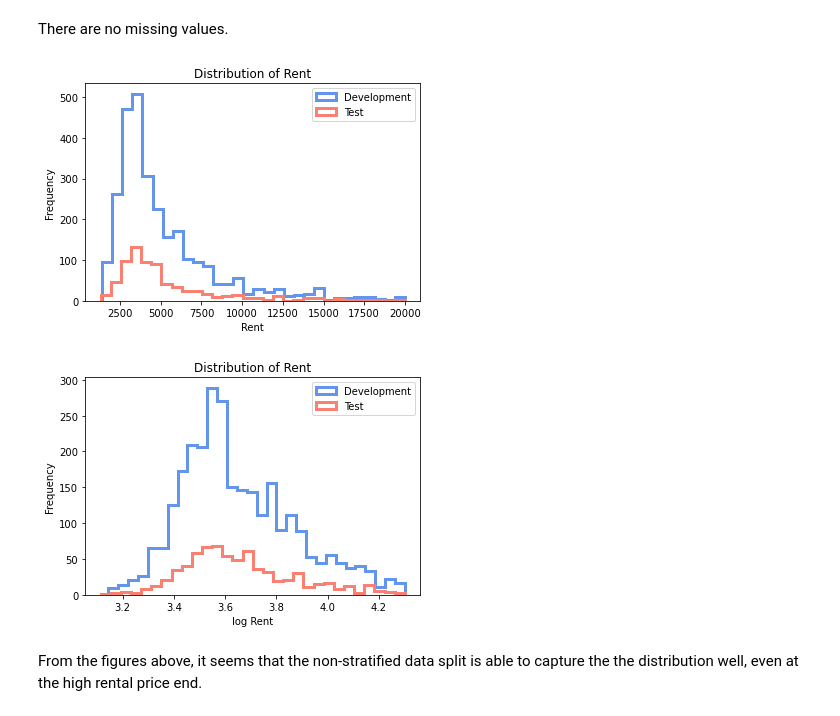
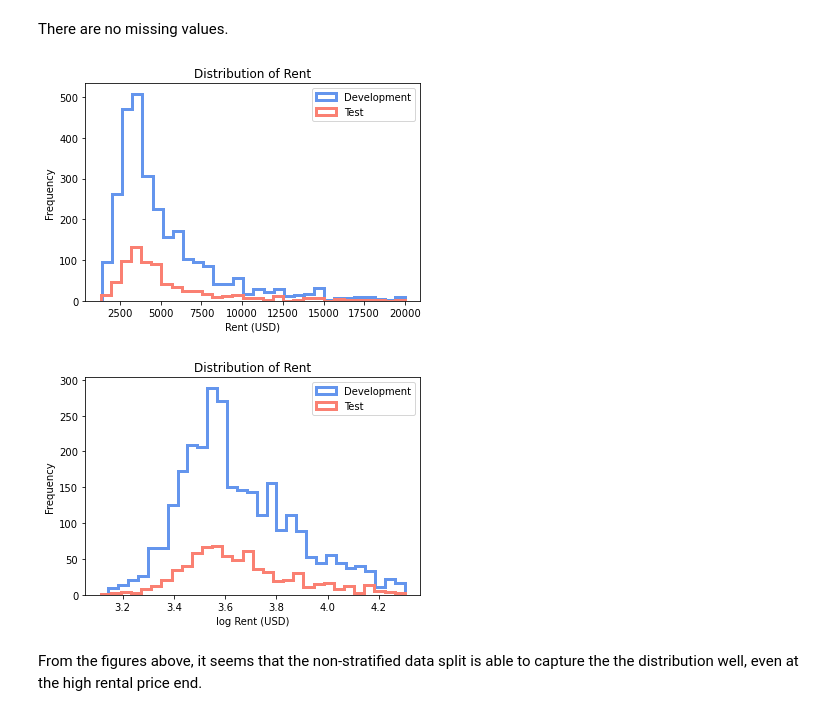
Before and after one commit to WilsonLiu2002/NYC-Rent-Prediction, a Jupyter notebook: Notebooks/Rent_Predict_updated.ipynb, the cells around one changed output. Cells and saved outputs as stored; diff of their text form; code cells hidden in the pictures.

```diff
--- a/Notebooks/Rent_Predict_updated.ipynb
+++ b/Notebooks/Rent_Predict_updated.ipynb
@@ -109,29 +109,29 @@ X_dev, X_test, y_dev, y_test = train_test_split(X, y, test_size=0.2, random_stat
 # %%
 # plot distribition of target variable in development set and test set with no log scaling
 
 y_dev.hist(bins=30, color='cornflowerblue', histtype='step', lw=3, label='Development')
 y_test.hist(bins=30, color='salmon', histtype='step', lw=3, label='Test')
-plt.xlabel('Rent')
+plt.xlabel('Rent (USD)')
 plt.ylabel('Frequency')
 plt.title('Distribution of Rent')
 plt.grid(False)
 plt.legend()
 plt.show()
 # %% [output]
-[figure, old version]
+[figure, new version]
 # %%
 # plot distribition of target variable in development set and test set with log scaling
 
 np.log10(y_dev).hist(bins=30, color='cornflowerblue', histtype='step', lw=3,label='Development')
 np.log10(y_test).hist(bins=30, color='salmon', histtype='step', lw=3,label='Test')
-plt.xlabel('log Rent')
+plt.xlabel('log Rent (USD)')
 plt.ylabel('Frequency')
 plt.title('Distribution of Rent')
 plt.grid(False)
 plt.legend()
 plt.show()
 # %% [output]
-[figure, old version]
+[figure, new version]
 # %% [markdown]
 From the figures above, it seems that the non-stratified data split is able to capture the the distribution well, even at the high rental price end.
 # %%
```
Also changed, not shown: parts of 2 cells of this notebook.
